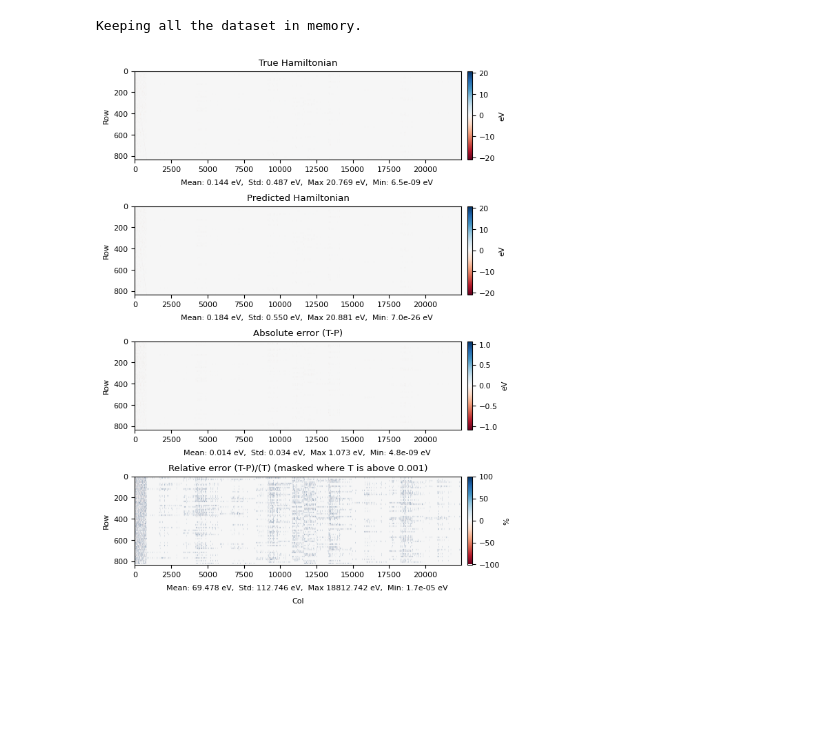
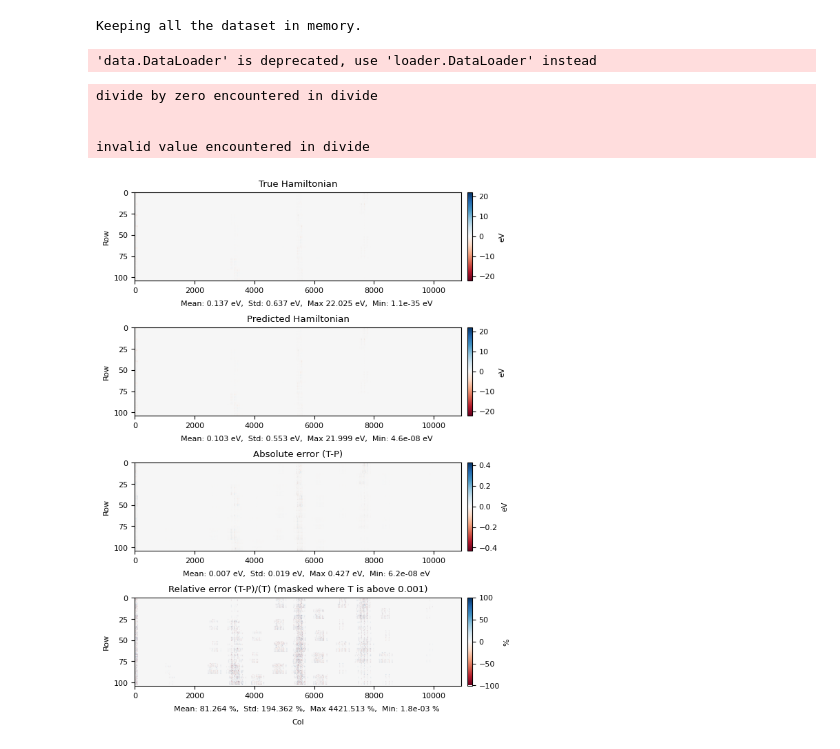
Before and after one commit to alapena/graph2mat4abn, a Jupyter notebook: notebooks/plot_hamiltonian_bands_dos.ipynb, the cells around one changed output. Saved outputs shown, nothing was run; the diff lists cells and outputs as text; code cells hidden in the pictures; blank space fills up the shorter version.

```diff
--- a/notebooks/plot_hamiltonian_bands_dos.ipynb
+++ b/notebooks/plot_hamiltonian_bands_dos.ipynb
@@ -90,6 +89,6 @@ Loaded model in epoch 24782 with training loss 11333.201171875 and validation lo
 # %%
 # === Inference ===
-path = Path("dataset/SHARE_OUTPUTS_64_ATOMS/9410-b52a-4124-9c9c-210304f661a1")
+path = Path("dataset/SHARE_OUTPUTS_8_ATOMS/d4f5-6b48-494f-b1de-c7e944c09f38")
 
 from torch_geometric.data import DataLoader
 from graph2mat4abn.tools.scripts_utils import generate_g2m_dataset_from_paths
@@ -107,6 +106,7 @@ with torch.no_grad():
     h_true = processor.matrix_from_data(data)[0]
 # %% [output]
 Keeping all the dataset in memory.
+'data.DataLoader' is deprecated, use 'loader.DataLoader' instead
 # %%
 # Plot hamiltonian
 
@@ -117,7 +117,7 @@ def plot_hamiltonian_matplotlib(true_matrix, predicted_matrix, matrix_label=None
         n_orbs = true_matrix.shape[0]
         true_matrix = true_matrix[:, :n_orbs]
         predicted_matrix = predicted_matrix[:, :n_orbs]
-        figsize=(2, 8)
+        figsize=(4, 8)
     else:
         figsize=(6, 8)
 
@@ -218,35 +218,39 @@ def plot_hamiltonian_matplotlib(true_matrix, predicted_matrix, matrix_label=None
         fr"Mean: {mean:.3f} eV,  Std: {std:.3f} eV,  Max {vmax:.3f} eV,  Min: {vmin:.1e} eV",
         ha='center', va='center', fontsize=8,
     )
 
     # Relative error stats (exclude zeros for stats)
     matrix_nnz = np.abs(relative_error_matrix)[relative_error_matrix != 0]
     if matrix_nnz.size > 0:
         mean = np.mean(matrix_nnz)
         std = np.std(matrix_nnz)
     else:
         mean = std = 0.0
     vmax = np.max(matrix_nnz)
     vmin = np.min(matrix_nnz)
     max_abs= np.max(np.abs([vmax, vmin]))
     fig.text(
         0.5, y_offset + 0*addition,
-        fr"Mean: {mean:.3f} eV,  Std: {std:.3f} eV,  Max {vmax:.3f} eV,  Min: {vmin:.1e} eV",
+        fr"Mean: {mean:.3f} %,  Std: {std:.3f} %,  Max {vmax:.3f} %,  Min: {vmin:.1e} %",
         ha='center', va='center', fontsize=8,
     )
 
     # axes[-1].set_xlabel(" ")
 
     # Output
     if filepath:
         plt.savefig(filepath, dpi=150, bbox_inches='tight')
         plt.close(fig)
     return fig
 
 fig = plot_hamiltonian_matplotlib(true_matrix=h_true.todense(), predicted_matrix=h_pred.todense(), matrix_label="Hamiltonian")
 fig.show()
 # %% [output]
+divide by zero encountered in divide
+
+
+invalid value encountered in divide
-[figure, old version]
+[figure, new version]
 # %%
 # Plot only the zero shift
 
```
Also changed, not shown: parts of 12 cells of this notebook, 2 other files.
